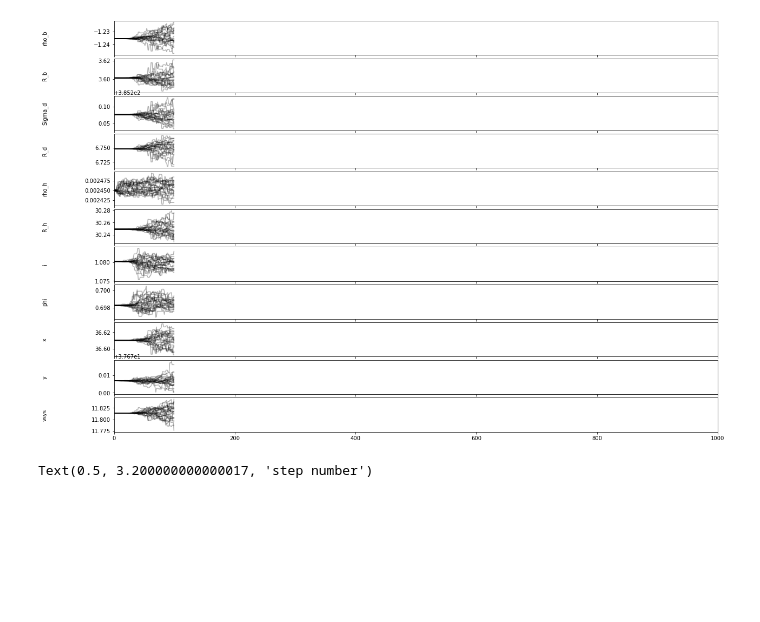
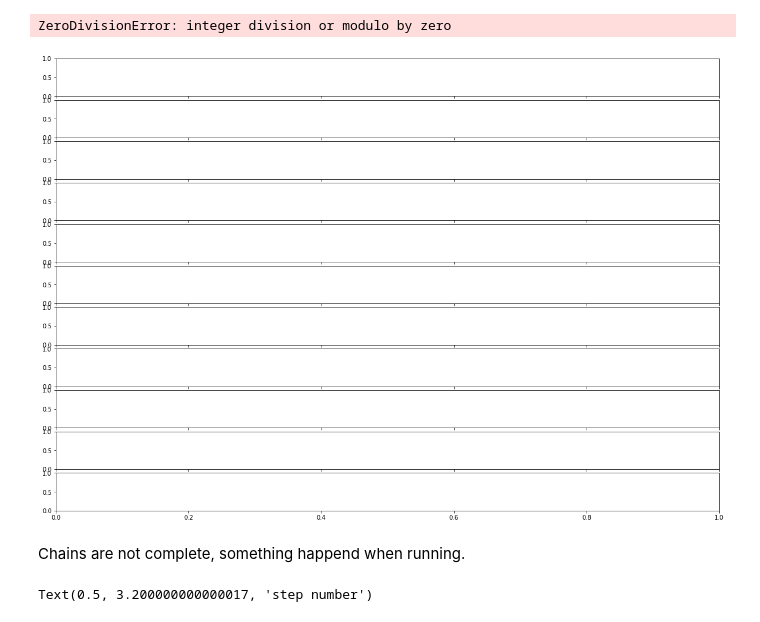
Before and after one commit to yzh250/RotationCurve, a Jupyter notebook: 2D_RC/main/MCMC.ipynb, the cells around one changed output. Drawn from its saved outputs; the diff is of its cells as text; code cells hidden in the pictures; blank space fills up the shorter version.

Commit message:
mcmc chains

```diff
--- a/2D_RC/main/MCMC.ipynb
+++ b/2D_RC/main/MCMC.ipynb
@@ -4,7 +4,7 @@ import corner
 import matplotlib.pyplot as plt
 # %%
 good_walkers_NFW = np.load("good_walkers_NFW.npy")
-bad_samples_NFW = np.load("bad_samples_NFW.npy")
+bad_samples_NFW = np.load("bad_samples_bur.npy")
 # %%
 ns_NFW, nw_NFW, nd_NFW = bad_samples_NFW.shape
 # %%
@@ -20,14 +20,17 @@ nwalkers, ndim = pos.shape
 # %%
 fig_NFW, axes_NFW = plt.subplots(11,1, figsize=(20, 14), sharex=True,
                          gridspec_kw={'hspace':0.1})
 
 for i in range(ndim):
     ax = axes_NFW[i]
-    ax.plot(bad_samples_NFW[:5000,:,i], 'k', alpha=0.3)
+    ax.plot(bad_samples_NFW[:1000,:,i], 'k', alpha=0.3)
     ax.set(xlim=(0,1000), ylabel=labels[i])
     ax.yaxis.set_label_coords(-0.11, 0.5)
 # %% [output]
+ZeroDivisionError: integer division or modulo by zero
-[figure, old version]
+[figure, new version]
+# %% [markdown]
+Chains are not complete, something happend when running.
 # %%
 axes_NFW[-1].set_xlabel('step number')
 # %% [output]
```
Also changed, not shown: parts of 1 cell of this notebook.
